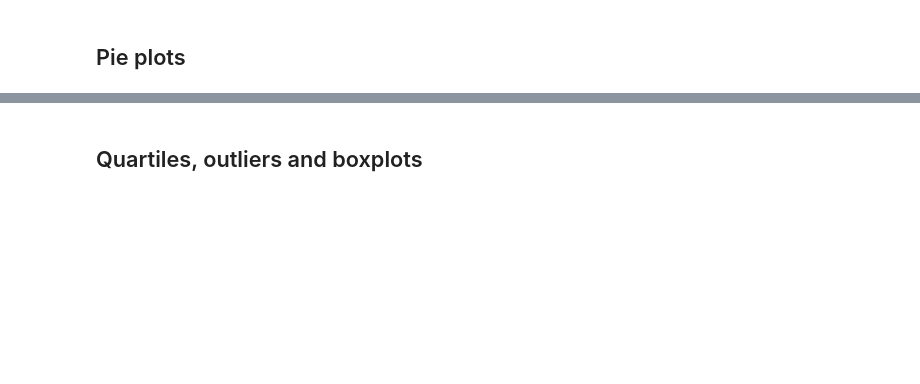
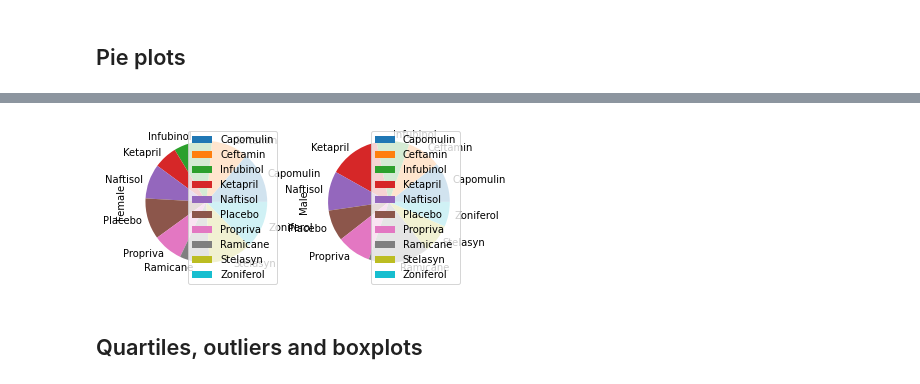
Before and after one commit to jamesa820/matplotlib_challenge, a Jupyter notebook: Homework/Instructions/Pymaceuticals/pymaceuticals_HW.ipynb, the cells around one changed output, grey strips where cells are left out. Drawn from its saved outputs; the diff is of its cells as text; code cells hidden in the pictures; blank space fills up the shorter version.

```diff
--- a/Homework/Instructions/Pymaceuticals/pymaceuticals_HW.ipynb
+++ b/Homework/Instructions/Pymaceuticals/pymaceuticals_HW.ipynb
@@ -201,3 +172,14 @@ plt.ylabel("Number of People Using Programming Languages")
+# %%
+# Generate a pie plot showing the distribution of female versus male mice using pandas
+
+mf=mouse_study_df.groupby(['Drug Regimen', 'Sex']).size()
+mf_df=pd.DataFrame(mf)
+
+sex_distr=mf_df.pivot_table(index='Drug Regimen',columns='Sex',values=0)
+
+pie_plot= sex_distr.plot(kind='pie',subplots=True)
+# %% [output]
+[figure, added]
 # %%
 # Generate a pie plot showing the distribution of female versus male mice using pyplot
 # %% [markdown]
```
Also changed, not shown: parts of 8 cells of this notebook.
